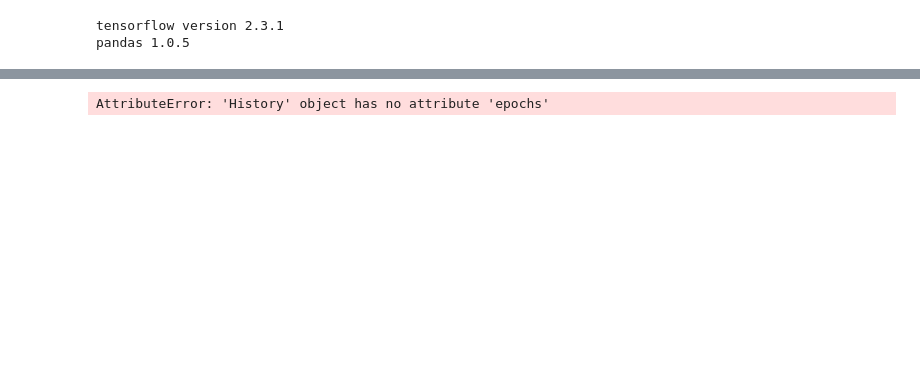
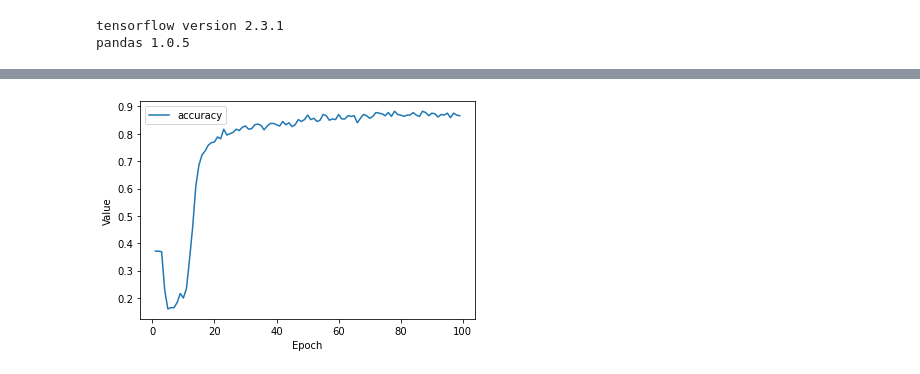
Before and after one commit to JustMyerson/Binary-Tumor-Classifier, a Jupyter notebook: BenignOrMalignant.ipynb, the cells around one changed output, grey strips where cells are left out. Drawn from its saved outputs; the diff is of its cells as text; code cells hidden in the pictures; blank space fills up the shorter version.

Commit message:
Add all features to feature layer to train
Plot accuracy

```diff
--- a/BenignOrMalignant.ipynb
+++ b/BenignOrMalignant.ipynb
@@ -17,8 +17,8 @@ pandas 1.0.5
 # %%
 # Read in data and create a dataframe.
 # Create a columns array
-columns = ['id', 'diagnosis', 'radius_mean', 'texture_mean', 'perimeter_mean', 'area_mean', 'smoothness_mean', 'compactness_mean', 'concavity_mean', 'concave points_mean', 'symmetry_mean', 'fractal_dimension_mean']
-columns_float = ['radius_mean', 'texture_mean', 'perimeter_mean', 'area_mean', 'smoothness_mean', 'compactness_mean', 'concavity_mean', 'concave points_mean', 'symmetry_mean', 'fractal_dimension_mean']
+columns = ['id', 'diagnosis', 'radius_mean', 'texture_mean', 'perimeter_mean', 'area_mean', 'smoothness_mean', 'compactness_mean', 'concavity_mean', 'concave_points_mean', 'symmetry_mean', 'fractal_dimension_mean']
+columns_float = ['radius_mean', 'texture_mean', 'perimeter_mean', 'area_mean', 'smoothness_mean', 'compactness_mean', 'concavity_mean', 'concave_points_mean', 'symmetry_mean', 'fractal_dimension_mean']
 # Later we will need to split the data set into validation, test and training
 df = pd.read_csv('BreastCancerDataMeans.csv', names=columns, index_col=False)
 # Drop the ID column which we do not need, as well as the redundant headings
@@ -28,7 +28,5 @@ df = df.drop(0)
 df['diagnosis'] = df.apply(lambda x: np.array(x['diagnosis']).astype(str), axis=1)
 for i in range(len(columns_float)):
     df[columns_float[i]] = df.apply(lambda x: np.array(x[columns_float[i]]).astype(float), axis=1)
-df.head()
 # Need to convert the Malignant or Bengin result into a binary value
 df['diagnosis'] = df['diagnosis'].map({'M': 0, 'B':1})
-df
@@ -102,6 +69,9 @@ NameError: name 'test_df_std' is not defined
 # %%
+# Loop through the paramaters and add them to the feature vecture which will be used to train the model
 featureColumns = []
-featureColumns.append(tf.feature_column.numeric_column('radius_mean'))
-featureColumns.append(tf.feature_column.numeric_column('texture_mean'))
-featureLayer = layers.DenseFeatures(featureColumns)
+for i in columns_float:
+    featureColumns.append(tf.feature_column.numeric_column(i))
+#featureColumns.append(tf.feature_column.numeric_column('radius_mean'))
+#featureColumns.append(tf.feature_column.numeric_column('texture_mean'))
+featureLayer = tf.keras.layers.DenseFeatures(featureColumns)
 # %%
@@ -126,10 +97,21 @@ def trainModel(model, dataset, epochs, labelName, batchSize = None, shuffle = Tr
     # x paramter can be an array of the data for each feature. Feature layer will be filtering out the columns we don't want
     history = model.fit(x=features, y=label, batch_size=batchSize, epochs=epochs, shuffle=shuffle)
     # Can see the output of the model being trained over time
-    epochs = history.epochs
+    epochs = history.epoch
     # Isolate the classification metric for each epoch
     hist = pd.DataFrame(history.history)
     return epochs, hist
+# %%
+# Define a plotting function in order to visualize the training of the model
+def plotCurve(epochs, history, metrics):
+    plt.figure()
+    plt.xlabel("Epoch")
+    plt.ylabel("Value")
+
+    for m in metrics:
+        x = history[m]
+        plt.plot(epochs[1:], x[1:], label = m)
+    plt.legend()
 # %%
 # Plot the trained model against random training examples using MatPlotLib
 def plotModel(trainedWeight, trainedBias, feature, label):
@@ -156,16 +138,16 @@ def plotLossCurve(epochs, rmse):
     plt.show()
 # %%
 # Invoke the functions
-learningRate = 0.01
-epochs = 200
+learningRate = 0.001
+epochs = 100
 batchSize = 10
 labelName = "diagnosis"
 classificationThreshold = 0.5
 
-metrics = [tf.keras.metrics.BinaryAccuracy(name="Accuracy", threshold=classificationThreshold)]
+metrics = [tf.keras.metrics.BinaryAccuracy(name='accuracy', threshold=classificationThreshold)]
 myModel = createModel(learningRate, featureLayer, metrics)
 epochs, hist = trainModel(myModel, train_df, epochs,
                            labelName, batchSize)
 metricsToPlot = ['accuracy']
-#plotLossCurve(epochs, hist, metricsToPlot)
+plotCurve(epochs, hist, metricsToPlot)
 # %% [output]
@@ -189 +171 @@ Epoch 200/200
-AttributeError: 'History' object has no attribute 'epochs'
+[figure, added]
```
Also changed, not shown: parts of 5 cells of this notebook, 4 other files.
